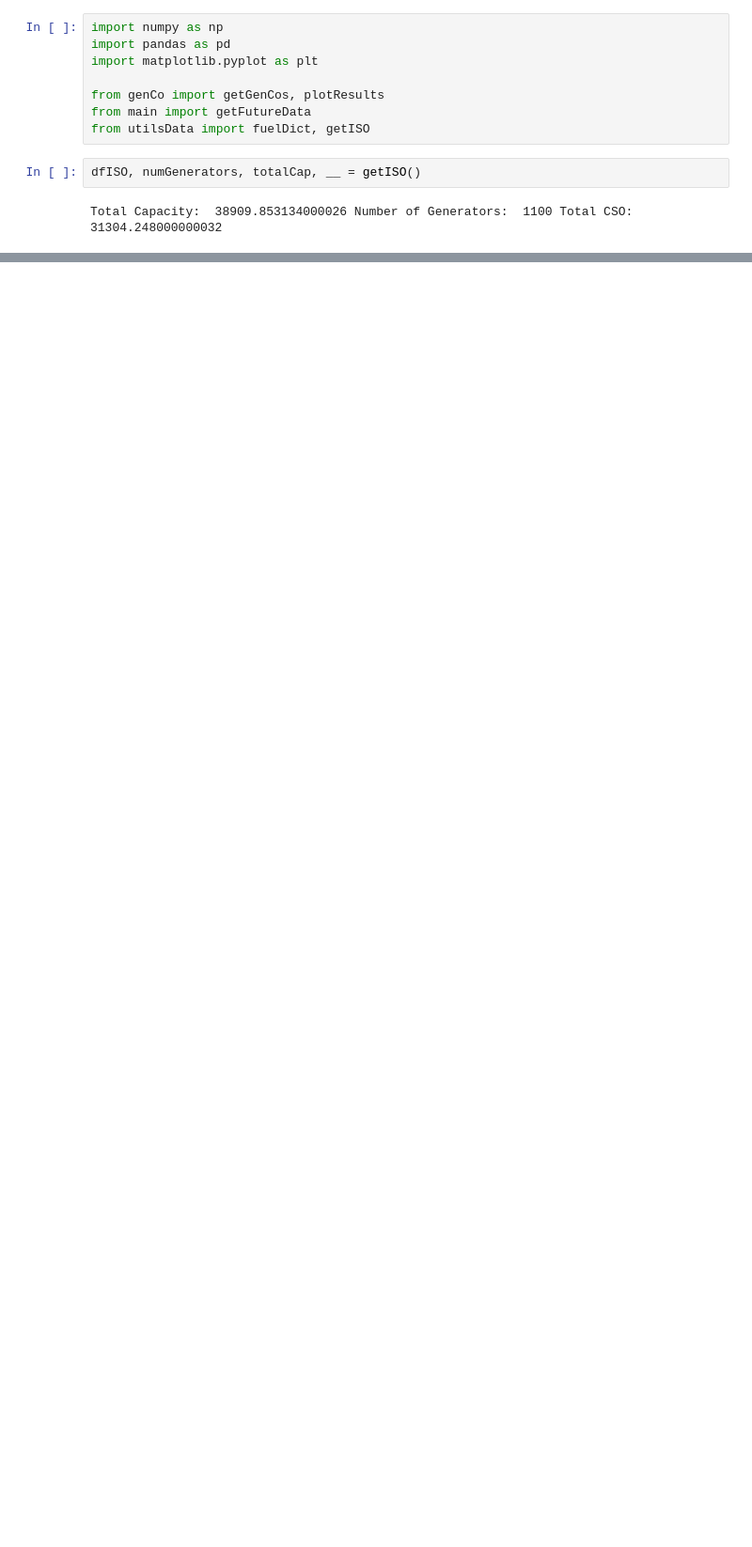
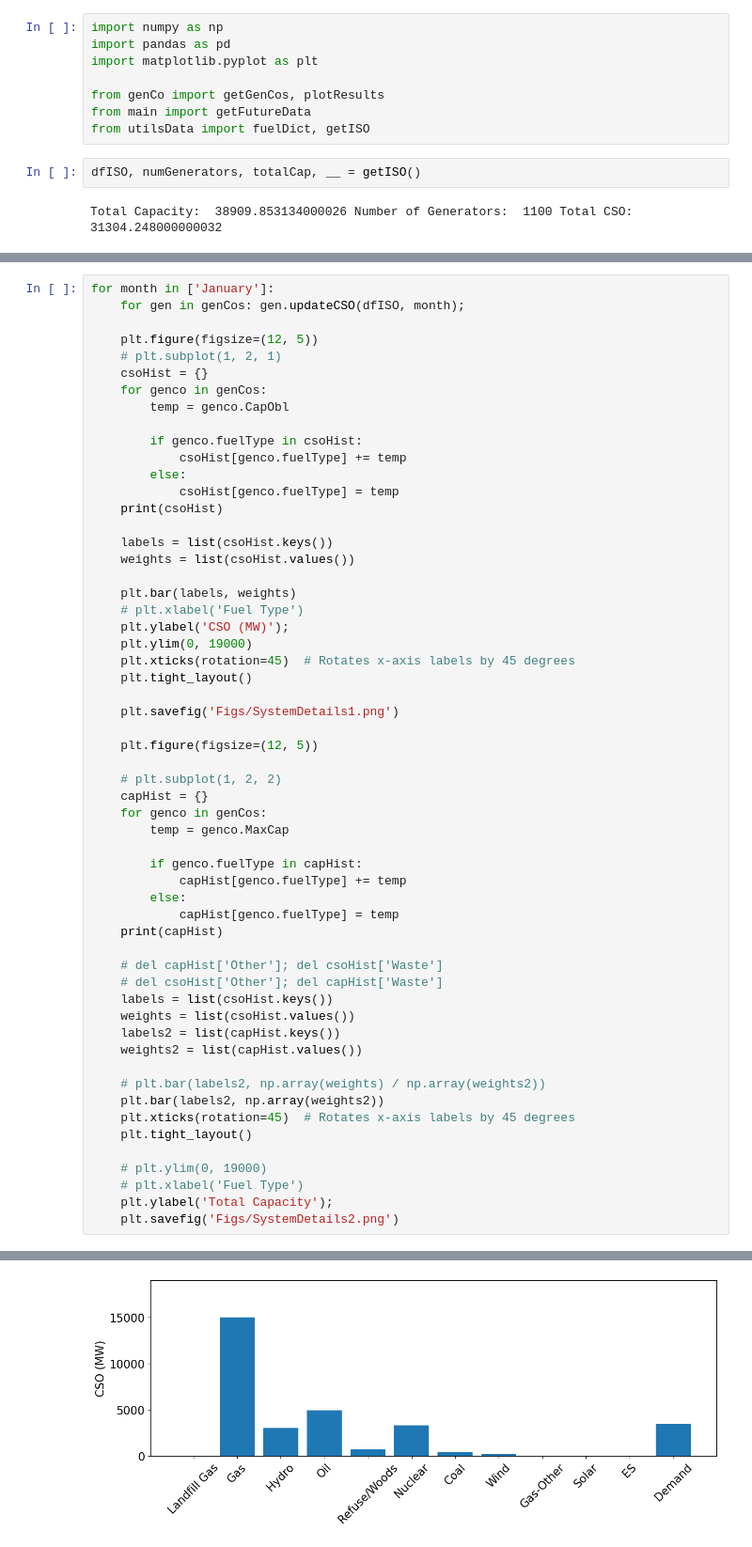
Before and after one commit to MahdiMehrtash/MARKET-Research, a Jupyter notebook: plots.ipynb, the cells around one changed output, grey strips where cells are left out. Shown at 94% size. Cells and saved outputs as stored; diff of their text form; blank space fills up the shorter version.

```diff
--- a/plots.ipynb
+++ b/plots.ipynb
@@ -15,0 +17,58 @@ genCos = getGenCos(dfISO, esCharge=1)
+# %%
+for month in ['January']:
+    for gen in genCos: gen.updateCSO(dfISO, month);
+
+    plt.figure(figsize=(12, 5))
+    # plt.subplot(1, 2, 1)
+    csoHist = {}
+    for genco in genCos:
+        temp = genco.CapObl
+
+        if genco.fuelType in csoHist:
+            csoHist[genco.fuelType] += temp
+        else:
+            csoHist[genco.fuelType] = temp
+    print(csoHist)
+
+    labels = list(csoHist.keys())
+    weights = list(csoHist.values())
+
+    plt.bar(labels, weights)
+    # plt.xlabel('Fuel Type')
+    plt.ylabel('CSO (MW)');
+    plt.ylim(0, 19000)
+    plt.xticks(rotation=45)  # Rotates x-axis labels by 45 degrees
+    plt.tight_layout()
+
+    plt.savefig('Figs/SystemDetails1.png')
+
+    plt.figure(figsize=(12, 5))
+
+    # plt.subplot(1, 2, 2)
+    capHist = {}
+    for genco in genCos:
+        temp = genco.MaxCap
+
+        if genco.fuelType in capHist:
+            capHist[genco.fuelType] += temp
+        else:
+            capHist[genco.fuelType] = temp
+    print(capHist)
+
+    # del capHist['Other']; del csoHist['Waste']
+    # del csoHist['Other']; del capHist['Waste']
+    labels = list(csoHist.keys())
+    weights = list(csoHist.values())
+    labels2 = list(capHist.keys())
+    weights2 = list(capHist.values())
+
+    # plt.bar(labels2, np.array(weights) / np.array(weights2))
+    plt.bar(labels2, np.array(weights2))
+    plt.xticks(rotation=45)  # Rotates x-axis labels by 45 degrees
+    plt.tight_layout()
+
+    # plt.ylim(0, 19000)
+    # plt.xlabel('Fuel Type')
+    plt.ylabel('Total Capacity');
+    plt.savefig('Figs/SystemDetails2.png')
+# %% [output]
@@ -15,0 +77 @@ genCos = getGenCos(dfISO, esCharge=1)
+[figure, added]
```
Also changed, not shown: parts of 18 cells of this notebook, 11 other files.
